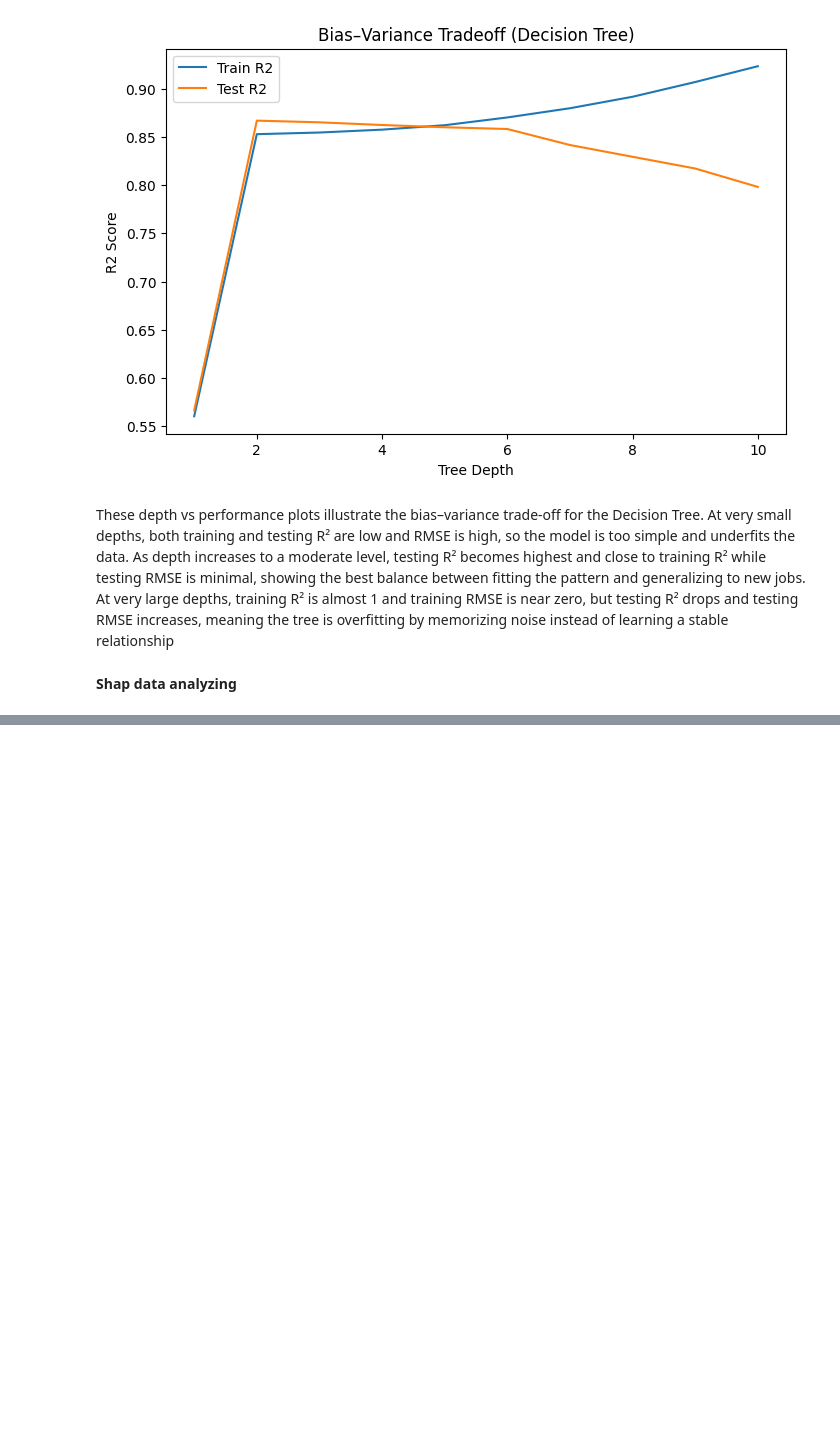
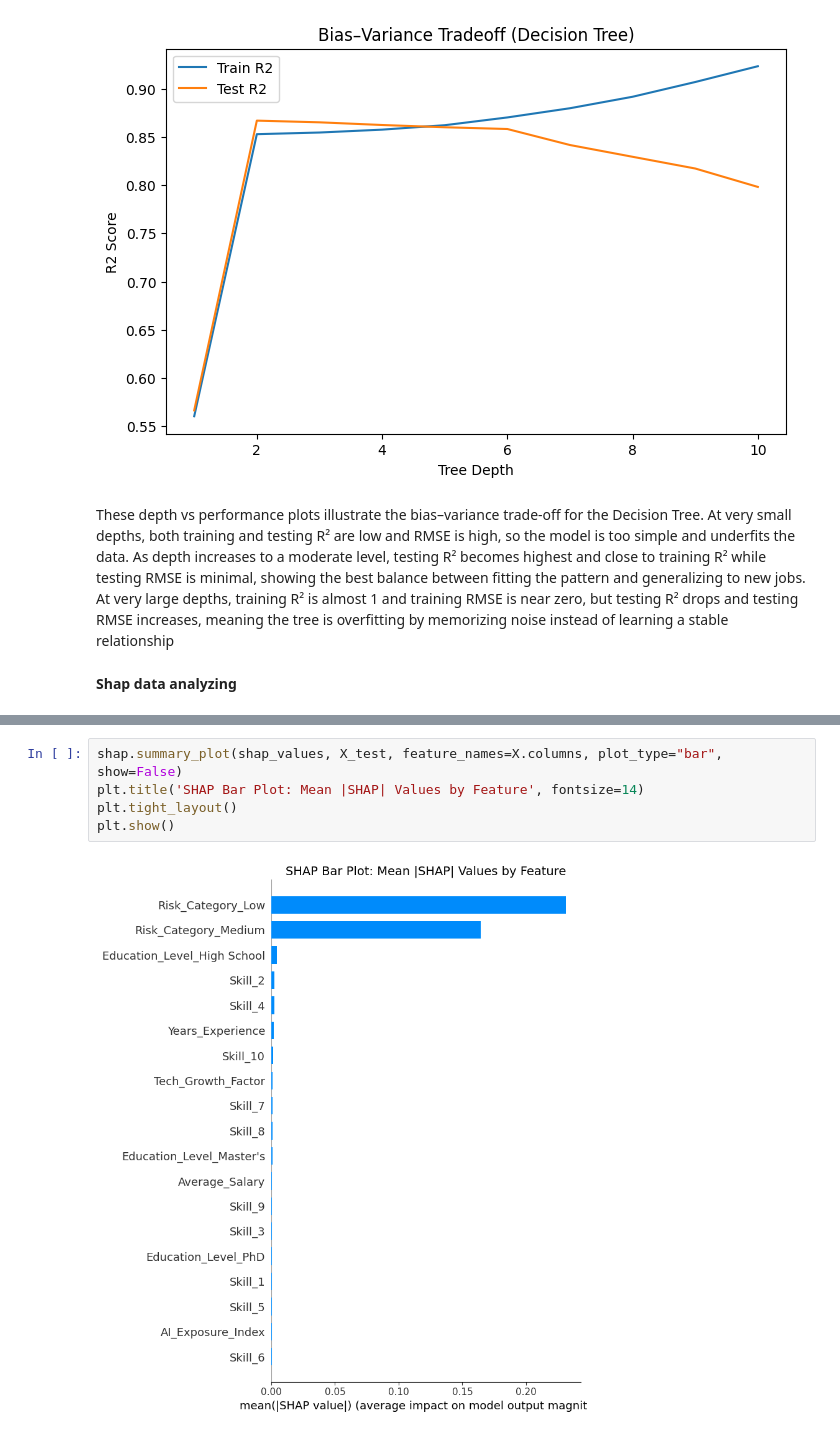
Before and after one commit to hashini596/AI-Impact-on-Jobs-2030, a Jupyter notebook: new1.ipynb, the cells around one changed output, grey strips where cells are left out. Saved outputs shown, nothing was run; the diff lists cells and outputs as text; blank space fills up the shorter version.

Commit message:
shap

```diff
--- a/new1.ipynb
+++ b/new1.ipynb
@@ -440,0 +441,7 @@ plt.show()
+# %%
+shap.summary_plot(shap_values, X_test, feature_names=X.columns, plot_type="bar", show=False)
+plt.title('SHAP Bar Plot: Mean |SHAP| Values by Feature', fontsize=14)
+plt.tight_layout()
+plt.show()
+# %% [output]
+[figure, added]
```
Also changed, not shown: parts of 2 cells of this notebook.
